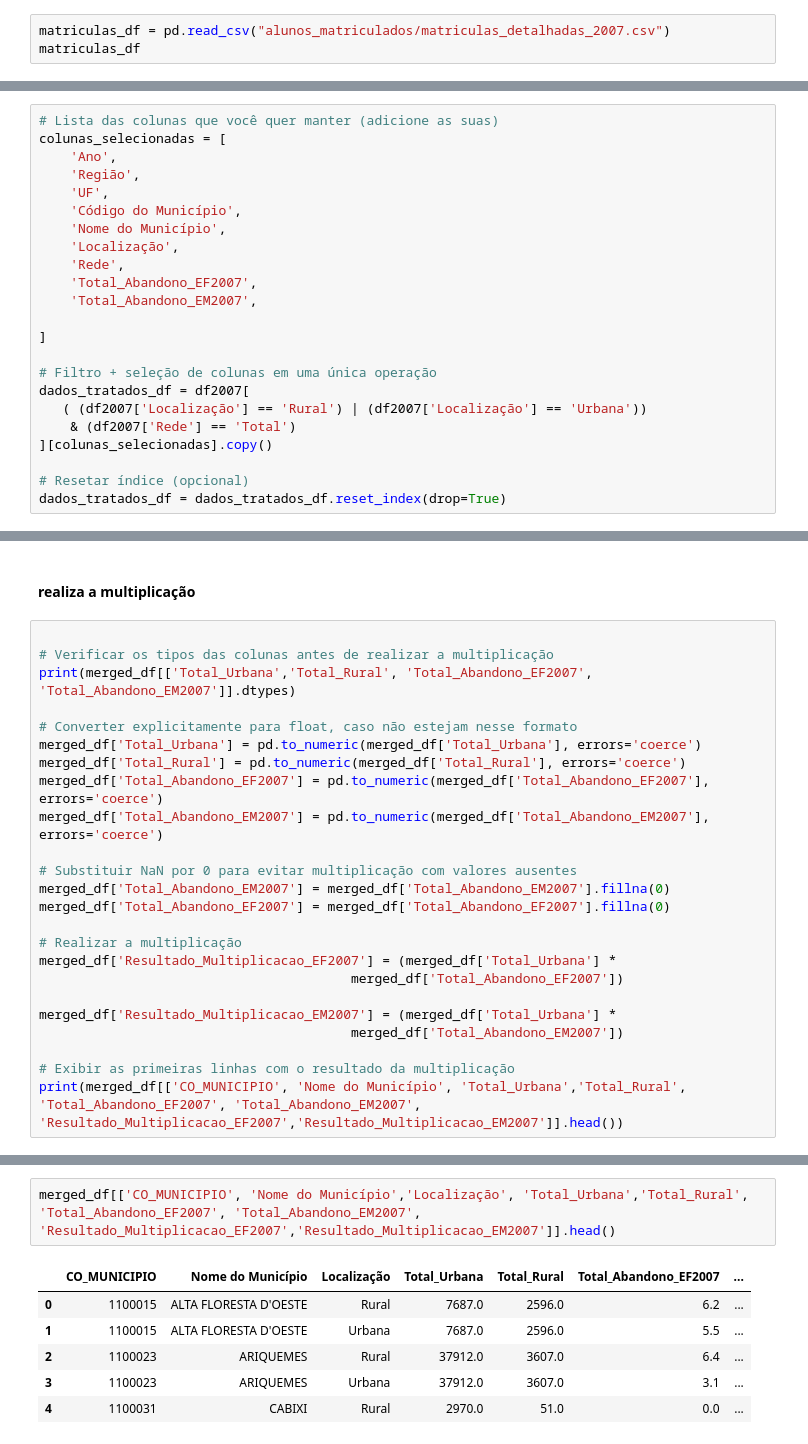
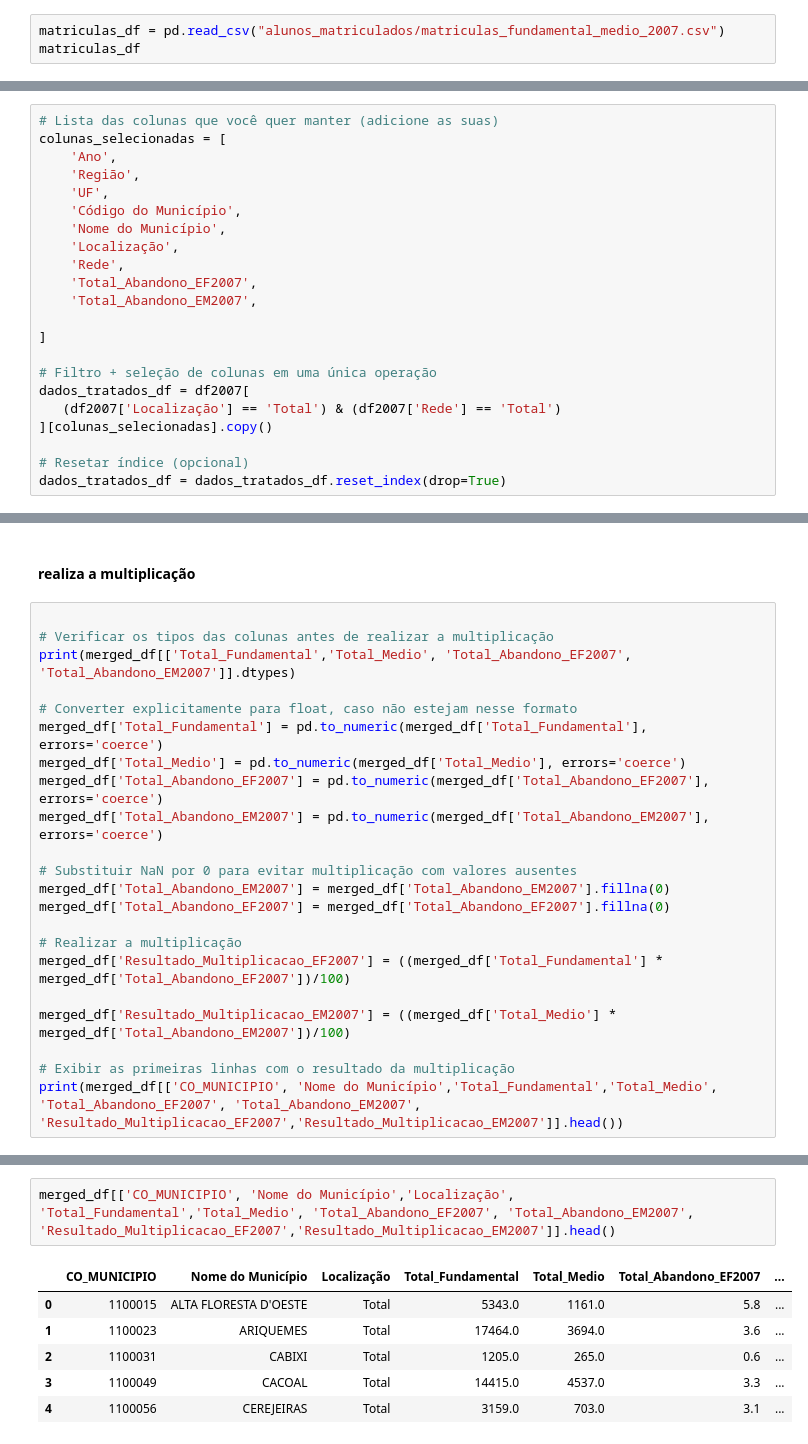
Before and after one commit to thiagodasillva/escolarData, a Jupyter notebook: totalMatricolarPORDesempnho.ipynb, the cells around one changed output, grey strips where cells are left out. Saved outputs shown, nothing was run; the diff lists cells and outputs as text.

```diff
--- a/totalMatricolarPORDesempnho.ipynb
+++ b/totalMatricolarPORDesempnho.ipynb
@@ -6,3 +20,3 @@ df2007
 # %%
-matriculas_df = pd.read_csv("alunos_matriculados/matriculas_detalhadas_2007.csv")
+matriculas_df = pd.read_csv("alunos_matriculados/matriculas_fundamental_medio_2007.csv")
 matriculas_df
@@ -25,8 +53,7 @@ colunas_selecionadas = [
 
 # Filtro + seleção de colunas em uma única operação
 dados_tratados_df = df2007[
-   ( (df2007['Localização'] == 'Rural') | (df2007['Localização'] == 'Urbana'))
-    & (df2007['Rede'] == 'Total')
+   (df2007['Localização'] == 'Total') & (df2007['Rede'] == 'Total')
 ][colunas_selecionadas].copy()
 
 # Resetar índice (opcional)
@@ -126,11 +153,11 @@ merged_df[['Ano','CO_MUNICIPIO','Nome do Município','Localização', 'Total_Urb
 # %%
 
 # Verificar os tipos das colunas antes de realizar a multiplicação
-print(merged_df[['Total_Urbana','Total_Rural', 'Total_Abandono_EF2007', 'Total_Abandono_EM2007']].dtypes)
+print(merged_df[['Total_Fundamental','Total_Medio', 'Total_Abandono_EF2007', 'Total_Abandono_EM2007']].dtypes)
 
 # Converter explicitamente para float, caso não estejam nesse formato
-merged_df['Total_Urbana'] = pd.to_numeric(merged_df['Total_Urbana'], errors='coerce')
-merged_df['Total_Rural'] = pd.to_numeric(merged_df['Total_Rural'], errors='coerce')
+merged_df['Total_Fundamental'] = pd.to_numeric(merged_df['Total_Fundamental'], errors='coerce')
+merged_df['Total_Medio'] = pd.to_numeric(merged_df['Total_Medio'], errors='coerce')
 merged_df['Total_Abandono_EF2007'] = pd.to_numeric(merged_df['Total_Abandono_EF2007'], errors='coerce')
 merged_df['Total_Abandono_EM2007'] = pd.to_numeric(merged_df['Total_Abandono_EM2007'], errors='coerce')
 
@@ -139,12 +166,10 @@ merged_df['Total_Abandono_EM2007'] = merged_df['Total_Abandono_EM2007'].fillna(0
 merged_df['Total_Abandono_EF2007'] = merged_df['Total_Abandono_EF2007'].fillna(0)
 
 # Realizar a multiplicação
-merged_df['Resultado_Multiplicacao_EF2007'] = (merged_df['Total_Urbana'] *
-                                        merged_df['Total_Abandono_EF2007'])
+merged_df['Resultado_Multiplicacao_EF2007'] = ((merged_df['Total_Fundamental'] * merged_df['Total_Abandono_EF2007'])/100)
 
-merged_df['Resultado_Multiplicacao_EM2007'] = (merged_df['Total_Urbana'] *
-                                        merged_df['Total_Abandono_EM2007'])
+merged_df['Resultado_Multiplicacao_EM2007'] = ((merged_df['Total_Medio'] * merged_df['Total_Abandono_EM2007'])/100)
 
 # Exibir as primeiras linhas com o resultado da multiplicação
-print(merged_df[['CO_MUNICIPIO', 'Nome do Município', 'Total_Urbana','Total_Rural', 'Total_Abandono_EF2007', 'Total_Abandono_EM2007', 'Resultado_Multiplicacao_EF2007','Resultado_Multiplicacao_EM2007']].head())
+print(merged_df[['CO_MUNICIPIO', 'Nome do Município','Total_Fundamental','Total_Medio', 'Total_Abandono_EF2007', 'Total_Abandono_EM2007', 'Resultado_Multiplicacao_EF2007','Resultado_Multiplicacao_EM2007']].head())
 # %% [output]
@@ -168,9 +193,9 @@ dtype: object
 # %%
-merged_df[['CO_MUNICIPIO', 'Nome do Município','Localização', 'Total_Urbana','Total_Rural', 'Total_Abandono_EF2007', 'Total_Abandono_EM2007', 'Resultado_Multiplicacao_EF2007','Resultado_Multiplicacao_EM2007']].head()
+merged_df[['CO_MUNICIPIO', 'Nome do Município','Localização', 'Total_Fundamental','Total_Medio', 'Total_Abandono_EF2007', 'Total_Abandono_EM2007', 'Resultado_Multiplicacao_EF2007','Resultado_Multiplicacao_EM2007']].head()
 # %% [output]
-|  | CO_MUNICIPIO | Nome do Município | Localização | Total_Urbana | Total_Rural | Total_Abandono_EF2007 | ... |
-| 0 | 1100015 | ALTA FLORESTA D'OESTE | Rural | 7687.0 | 2596.0 | 6.2 | ... |
-| 1 | 1100015 | ALTA FLORESTA D'OESTE | Urbana | 7687.0 | 2596.0 | 5.5 | ... |
-| 2 | 1100023 | ARIQUEMES | Rural | 37912.0 | 3607.0 | 6.4 | ... |
-| 3 | 1100023 | ARIQUEMES | Urbana | 37912.0 | 3607.0 | 3.1 | ... |
-| 4 | 1100031 | CABIXI | Rural | 2970.0 | 51.0 | 0.0 | ... |
+|  | CO_MUNICIPIO | Nome do Município | Localização | Total_Fundamental | Total_Medio | Total_Abandono_EF2007 | ... |
+| 0 | 1100015 | ALTA FLORESTA D'OESTE | Total | 5343.0 | 1161.0 | 5.8 | ... |
+| 1 | 1100023 | ARIQUEMES | Total | 17464.0 | 3694.0 | 3.6 | ... |
+| 2 | 1100031 | CABIXI | Total | 1205.0 | 265.0 | 0.6 | ... |
+| 3 | 1100049 | CACOAL | Total | 14415.0 | 4537.0 | 3.3 | ... |
+| 4 | 1100056 | CEREJEIRAS | Total | 3159.0 | 703.0 | 3.1 | ... |
```
Also changed, not shown: parts of 5 cells of this notebook, 34 other files.
